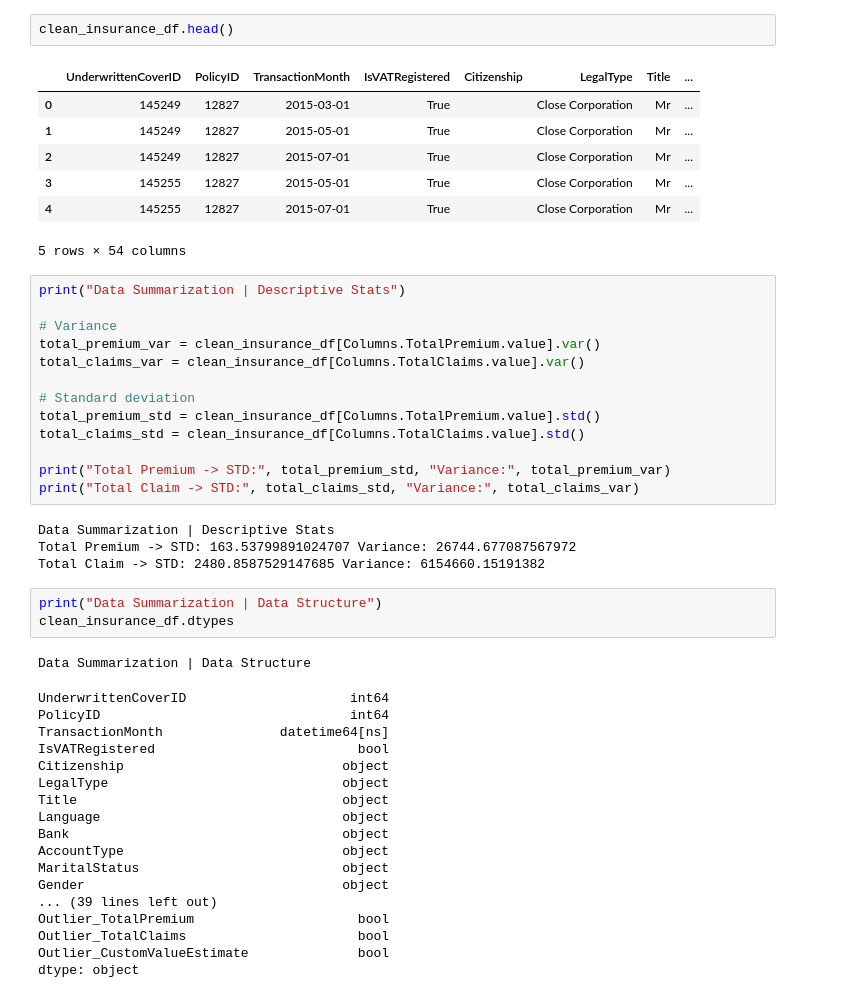
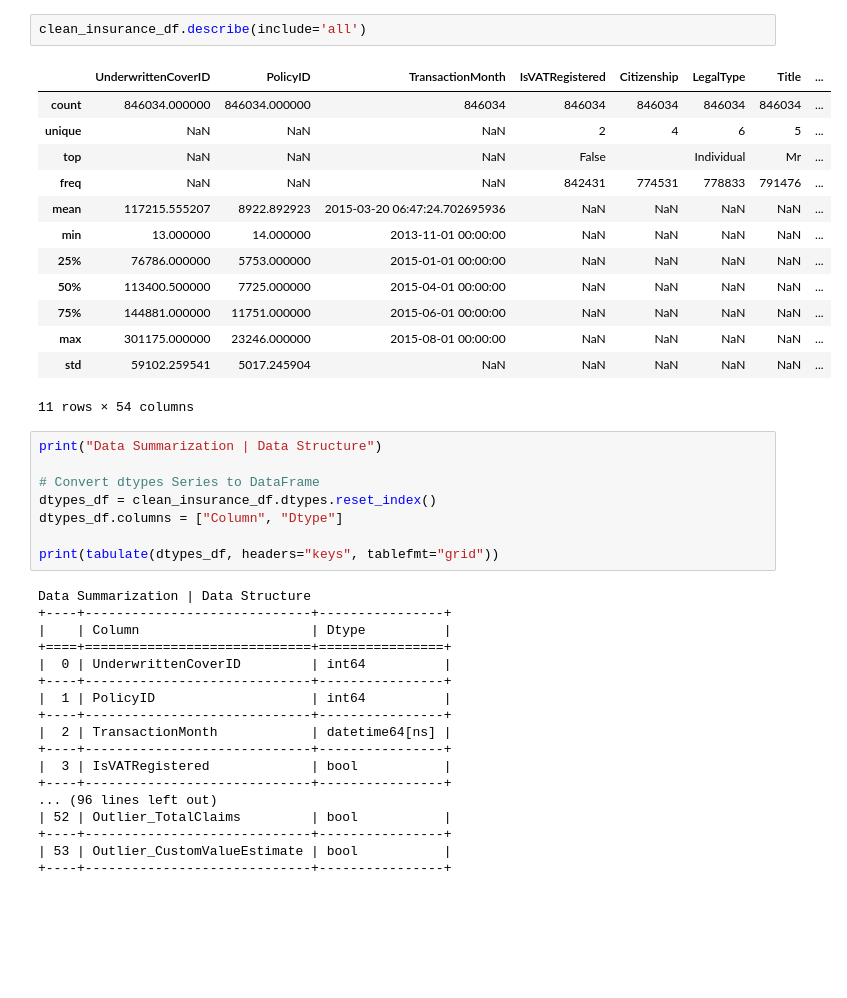
Before and after one commit to Elshaday97/insurance-risk-analysis-week3, a Jupyter notebook: notebooks/insurance_eda.ipynb, the cells around one changed output. Saved outputs shown, nothing was run; the diff lists cells and outputs as text; blank space fills up the shorter version.

Commit message:
refactor: Adjusted outlier detection logic, removed categorical col from numerical col list, improvements in visualizations

```diff
--- a/notebooks/insurance_eda.ipynb
+++ b/notebooks/insurance_eda.ipynb
@@ -52,51 +41,44 @@ Dropping rows with negative values...
 Dropped 217 rows with negative values!
 File saved to ../data/processed/cleaned_data.csv successfully!
 # %%
-clean_insurance_df.head()
+clean_insurance_df.describe(include='all')
 # %% [output]
 |  | UnderwrittenCoverID | PolicyID | TransactionMonth | IsVATRegistered | Citizenship | LegalType | Title | ... |
-| 0 | 145249 | 12827 | 2015-03-01 | True |  | Close Corporation | Mr | ... |
-| 1 | 145249 | 12827 | 2015-05-01 | True |  | Close Corporation | Mr | ... |
-| 2 | 145249 | 12827 | 2015-07-01 | True |  | Close Corporation | Mr | ... |
-| 3 | 145255 | 12827 | 2015-05-01 | True |  | Close Corporation | Mr | ... |
-| 4 | 145255 | 12827 | 2015-07-01 | True |  | Close Corporation | Mr | ... |
+| count | 846034.000000 | 846034.000000 | 846034 | 846034 | 846034 | 846034 | 846034 | ... |
+| unique | NaN | NaN | NaN | 2 | 4 | 6 | 5 | ... |
+| top | NaN | NaN | NaN | False |  | Individual | Mr | ... |
+| freq | NaN | NaN | NaN | 842431 | 774531 | 778833 | 791476 | ... |
+| mean | 117215.555207 | 8922.892923 | 2015-03-20 06:47:24.702695936 | NaN | NaN | NaN | NaN | ... |
+| min | 13.000000 | 14.000000 | 2013-11-01 00:00:00 | NaN | NaN | NaN | NaN | ... |
+| 25% | 76786.000000 | 5753.000000 | 2015-01-01 00:00:00 | NaN | NaN | NaN | NaN | ... |
+| 50% | 113400.500000 | 7725.000000 | 2015-04-01 00:00:00 | NaN | NaN | NaN | NaN | ... |
+| 75% | 144881.000000 | 11751.000000 | 2015-06-01 00:00:00 | NaN | NaN | NaN | NaN | ... |
+| max | 301175.000000 | 23246.000000 | 2015-08-01 00:00:00 | NaN | NaN | NaN | NaN | ... |
+| std | 59102.259541 | 5017.245904 | NaN | NaN | NaN | NaN | NaN | ... |
-5 rows × 54 columns
+11 rows × 54 columns
-# %%
-print("Data Summarization | Descriptive Stats")
-
-# Variance
-total_premium_var = clean_insurance_df[Columns.TotalPremium.value].var()
-total_claims_var = clean_insurance_df[Columns.TotalClaims.value].var()
-
-# Standard deviation
-total_premium_std = clean_insurance_df[Columns.TotalPremium.value].std()
-total_claims_std = clean_insurance_df[Columns.TotalClaims.value].std()
-
-print("Total Premium -> STD:", total_premium_std, "Variance:", total_premium_var)
-print("Total Claim -> STD:", total_claims_std, "Variance:", total_claims_var)
-# %% [output]
-Data Summarization | Descriptive Stats
-Total Premium -> STD: 163.53799891024707 Variance: 26744.677087567972
-Total Claim -> STD: 2480.8587529147685 Variance: 6154660.15191382
 # %%
 print("Data Summarization | Data Structure")
-clean_insurance_df.dtypes
+
+# Convert dtypes Series to DataFrame
+dtypes_df = clean_insurance_df.dtypes.reset_index()
+dtypes_df.columns = ["Column", "Dtype"]
+
+print(tabulate(dtypes_df, headers="keys", tablefmt="grid"))
 # %% [output]
 Data Summarization | Data Structure
++----+-----------------------------+----------------+
+|    | Column                      | Dtype          |
++====+=============================+================+
+|  0 | UnderwrittenCoverID         | int64          |
++----+-----------------------------+----------------+
+|  1 | PolicyID                    | int64          |
++----+-----------------------------+----------------+
+|  2 | TransactionMonth            | datetime64[ns] |
++----+-----------------------------+----------------+
+|  3 | IsVATRegistered             | bool           |
++----+-----------------------------+----------------+
+... (96 lines left out)
+| 52 | Outlier_TotalClaims         | bool           |
++----+-----------------------------+----------------+
+| 53 | Outlier_CustomValueEstimate | bool           |
++----+-----------------------------+----------------+
-UnderwrittenCoverID                     int64
-PolicyID                                int64
-TransactionMonth               datetime64[ns]
-IsVATRegistered                          bool
-Citizenship                            object
-LegalType                              object
-Title                                  object
-Language                               object
-Bank                                   object
-AccountType                            object
-MaritalStatus                          object
-Gender                                 object
-... (39 lines left out)
-Outlier_TotalPremium                     bool
-Outlier_TotalClaims                      bool
-Outlier_CustomValueEstimate              bool
-dtype: object
```
Also changed, not shown: parts of 21 cells of this notebook, 3 other files.
